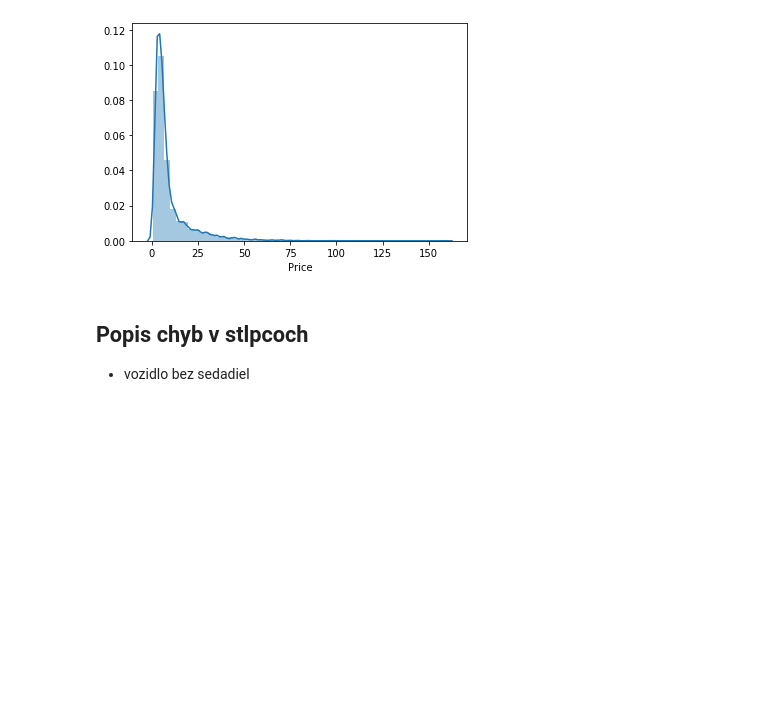
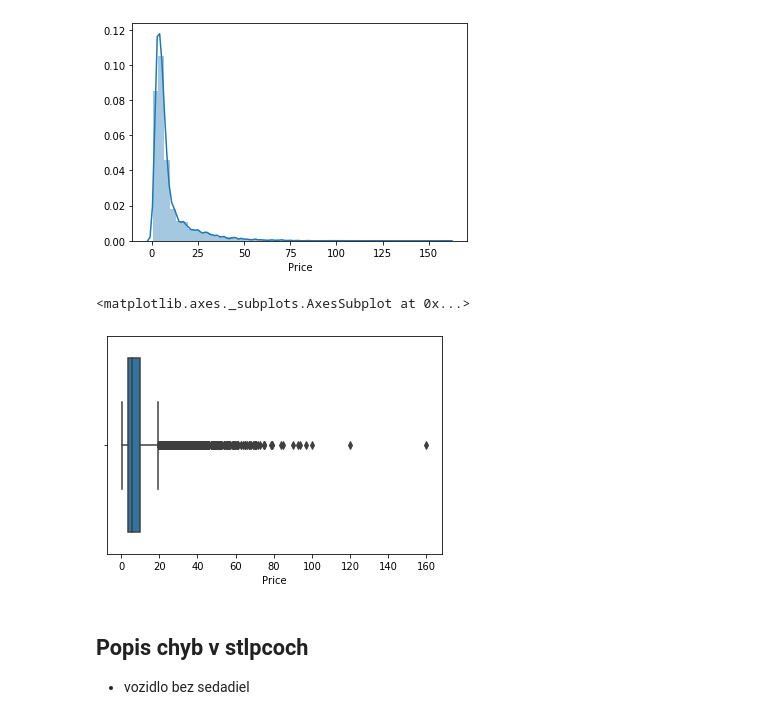
Before and after one commit to simon3358/oznal_2020, a Jupyter notebook: projekt.ipynb, the cells around one changed output. Cells and saved outputs as stored; diff of their text form; code cells hidden in the pictures; blank space fills up the shorter version.

```diff
--- a/projekt.ipynb
+++ b/projekt.ipynb
@@ -215,6 +222,11 @@ sns.distplot(df["Price"])
 # %% [output]
 <matplotlib.axes._subplots.AxesSubplot at 0x...>
 [figure]
+# %%
+sns.boxplot(df["Price"])
+# %% [output]
+<matplotlib.axes._subplots.AxesSubplot at 0x...>
+[figure, added]
 # %% [markdown]
 ## Popis chyb v stlpcoch
 - vozidlo bez sedadiel
```
Also changed, not shown: parts of 12 cells of this notebook, 1 other file.
